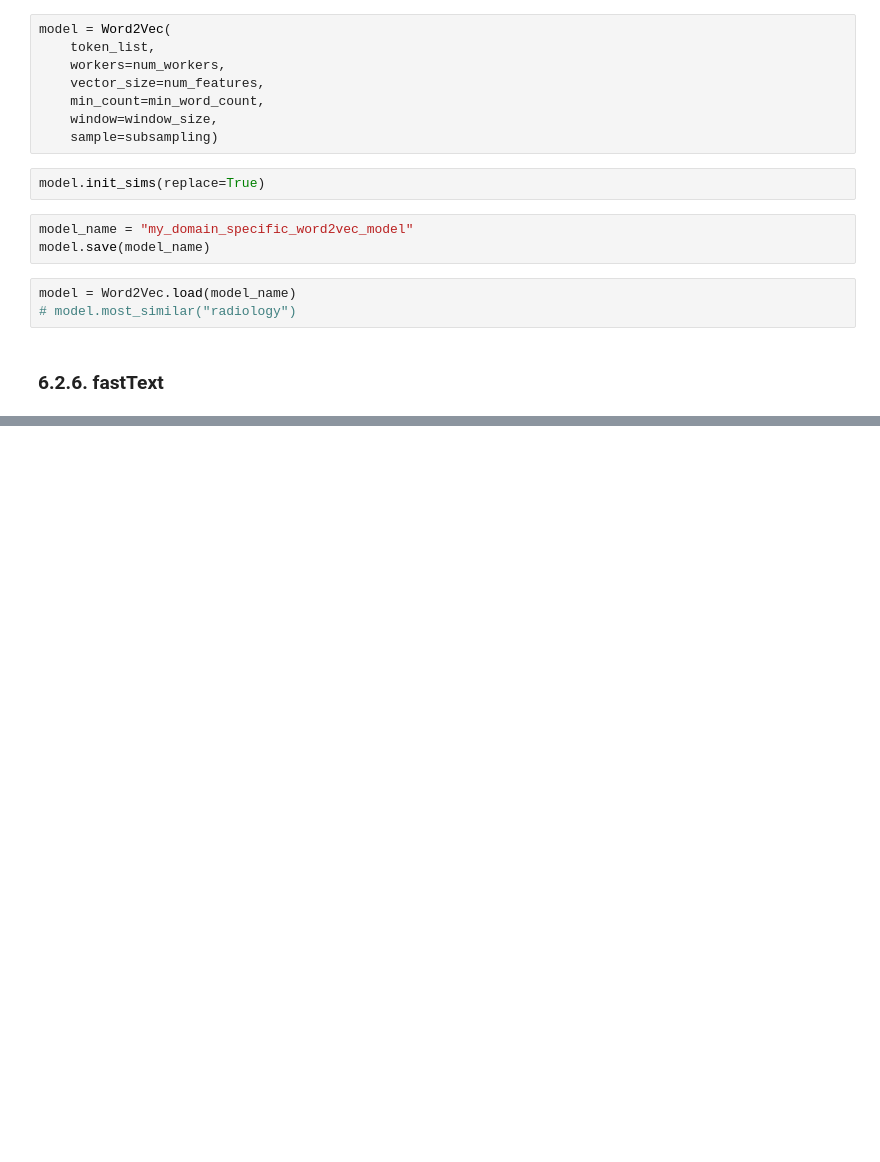
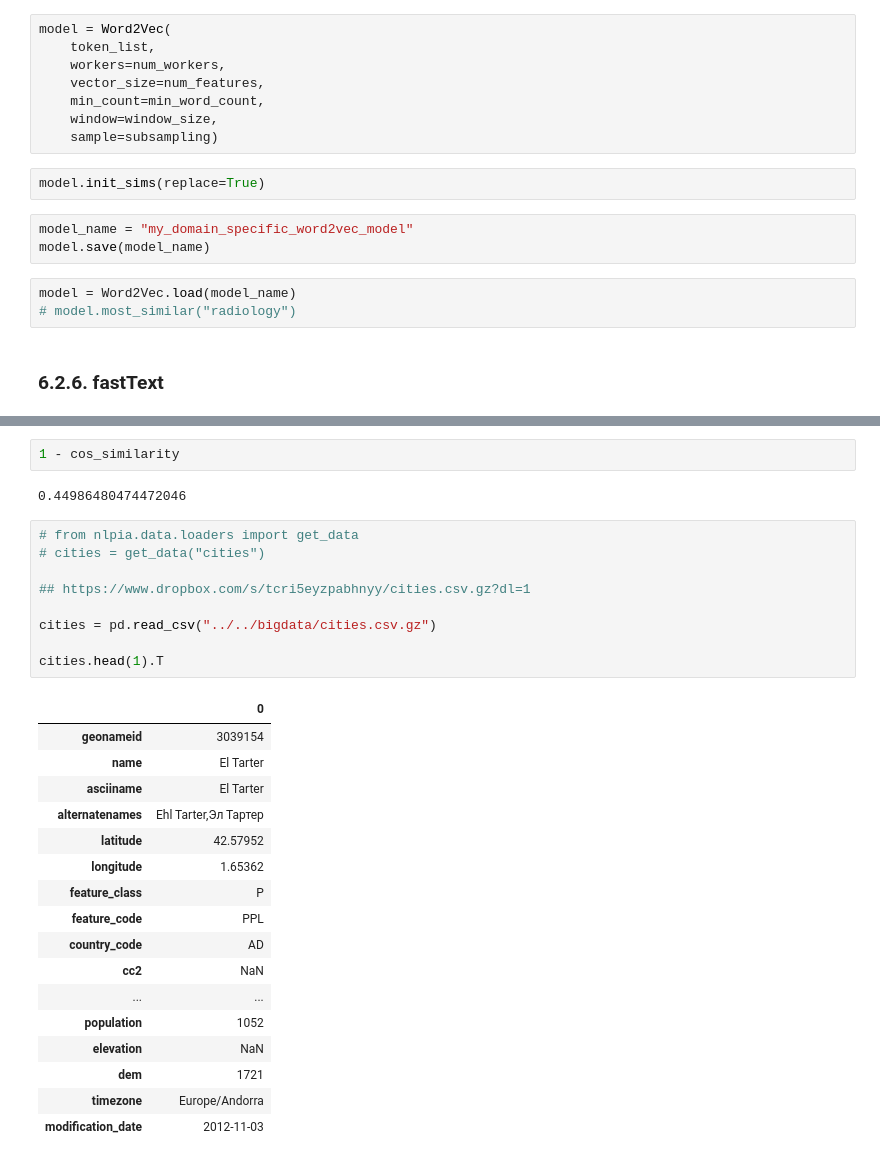
Before and after one commit to deacona/nlpia, a Jupyter notebook: src/nlpia/book/examples/ch06_examples.ipynb, the cells around one changed output, grey strips where cells are left out. Saved outputs shown, nothing was run; the diff lists cells and outputs as text; blank space fills up the shorter version.

```diff
--- a/src/nlpia/book/examples/ch06_examples.ipynb
+++ b/src/nlpia/book/examples/ch06_examples.ipynb
@@ -165,0 +221,31 @@ KeyboardInterrupt:
+# %%
+1 - cos_similarity
+# %% [output]
+0.44986480474472046
+# %%
+# from nlpia.data.loaders import get_data
+# cities = get_data("cities")
+
+## https://www.dropbox.com/s/tcri5eyzpabhnyy/cities.csv.gz?dl=1
+
+cities = pd.read_csv("../../bigdata/cities.csv.gz")
+
+cities.head(1).T
+# %% [output]
+|  | 0 |
+| geonameid | 3039154 |
+| name | El Tarter |
+| asciiname | El Tarter |
+| alternatenames | Ehl Tarter,Эл Тартер |
+| latitude | 42.57952 |
+| longitude | 1.65362 |
+| feature_class | P |
+| feature_code | PPL |
+| country_code | AD |
+| cc2 | NaN |
+| ... | ... |
+| population | 1052 |
+| elevation | NaN |
+| dem | 1721 |
+| timezone | Europe/Andorra |
+| modification_date | 2012-11-03 |
```
Also changed, not shown: parts of 28 cells of this notebook.
